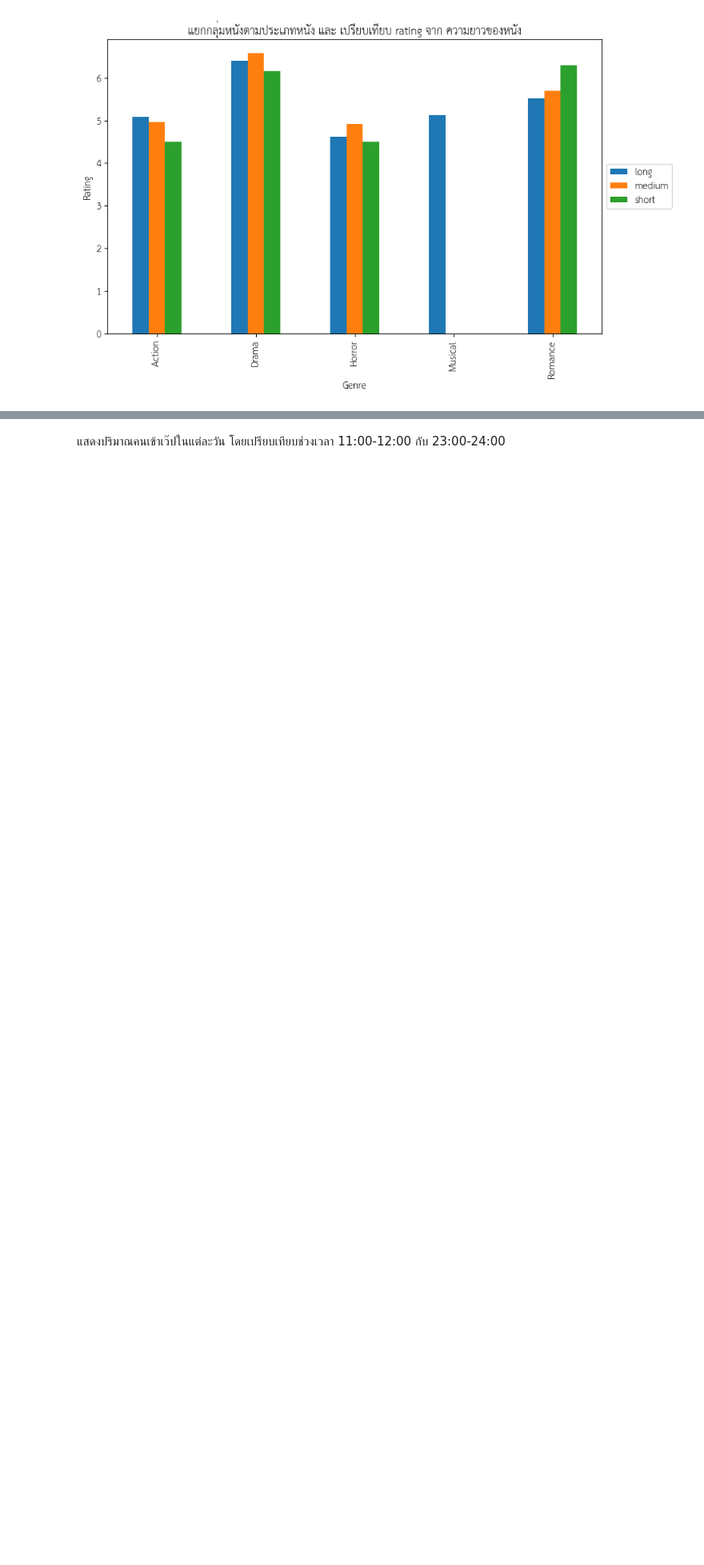
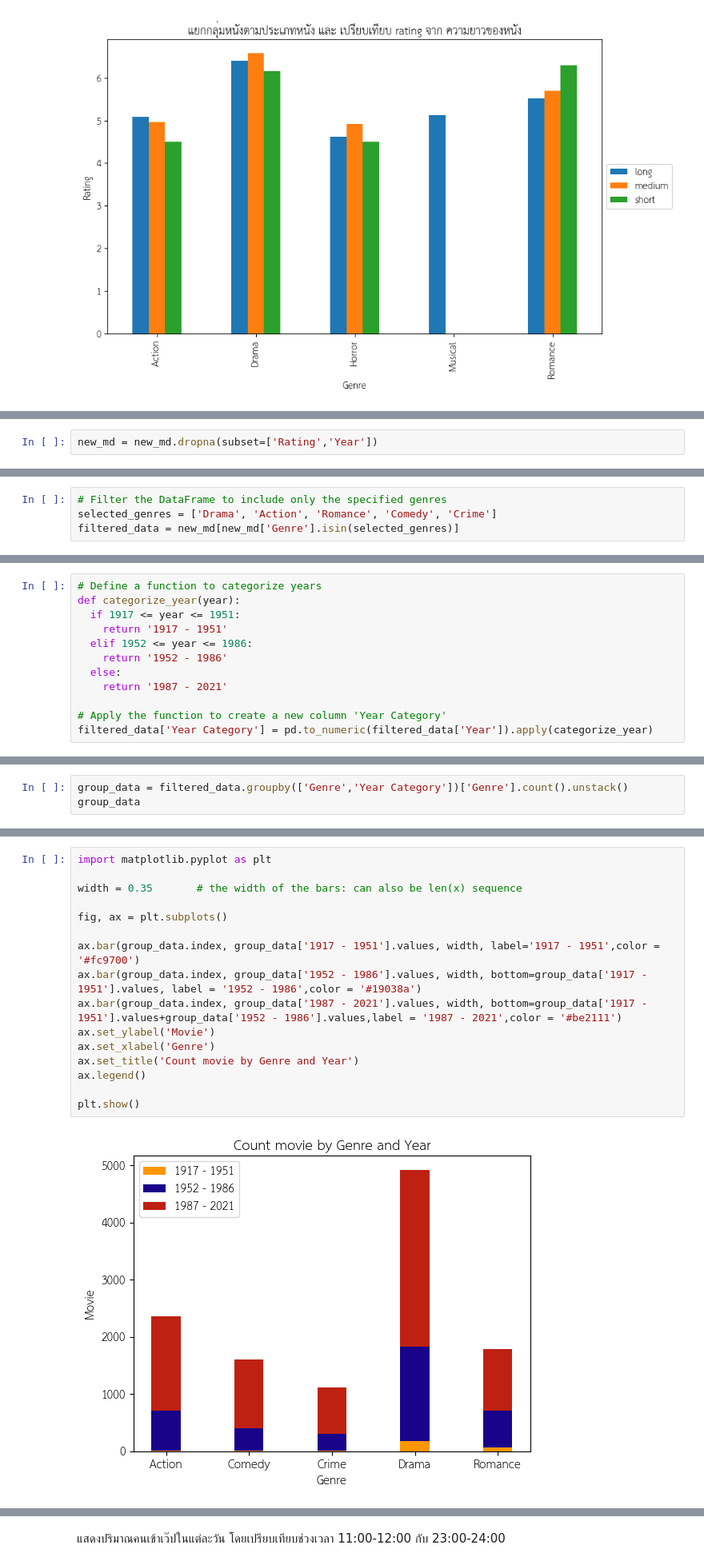
Before and after one commit to Meaiie/python_dataviz2024, a Jupyter notebook: Visualize_Data_Comparison_2024.ipynb, the cells around one changed output, grey strips where cells are left out. Shown: that part at 80% size. Drawn from its saved outputs; the diff is of its cells as text; blank space fills up the shorter version.

```diff
--- a/Visualize_Data_Comparison_2024.ipynb
+++ b/Visualize_Data_Comparison_2024.ipynb
@@ -467,0 +549,2 @@ plt.show()
+# %%
+new_md = new_md.dropna(subset=['Rating','Year'])
@@ -467,0 +573,4 @@ plt.show()
+# %%
+# Filter the DataFrame to include only the specified genres
+selected_genres = ['Drama', 'Action', 'Romance', 'Comedy', 'Crime']
+filtered_data = new_md[new_md['Genre'].isin(selected_genres)]
@@ -467,0 +611,12 @@ plt.show()
+# %%
+# Define a function to categorize years
+def categorize_year(year):
+  if 1917 <= year <= 1951:
+    return '1917 - 1951'
+  elif 1952 <= year <= 1986:
+    return '1952 - 1986'
+  else:
+    return '1987 - 2021'
+
+# Apply the function to create a new column 'Year Category'
+filtered_data['Year Category'] = pd.to_numeric(filtered_data['Year']).apply(categorize_year)
@@ -467,0 +645,3 @@ plt.show()
+# %%
+group_data = filtered_data.groupby(['Genre','Year Category'])['Genre'].count().unstack()
+group_data
@@ -467,0 +656,18 @@ plt.show()
+# %%
+import matplotlib.pyplot as plt
+
+width = 0.35       # the width of the bars: can also be len(x) sequence
+
+fig, ax = plt.subplots()
+
+ax.bar(group_data.index, group_data['1917 - 1951'].values, width, label='1917 - 1951',color = '#fc9700')
+ax.bar(group_data.index, group_data['1952 - 1986'].values, width, bottom=group_data['1917 - 1951'].values, label = '1952 - 1986',color = '#19038a')
+ax.bar(group_data.index, group_data['1987 - 2021'].values, width, bottom=group_data['1917 - 1951'].values+group_data['1952 - 1986'].values,label = '1987 - 2021',color = '#be2111')
+ax.set_ylabel('Movie')
+ax.set_xlabel('Genre')
+ax.set_title('Count movie by Genre and Year')
+ax.legend()
+
+plt.show()
+# %% [output]
+[figure, added]
```
Also changed, not shown: parts of 52 cells of this notebook.
